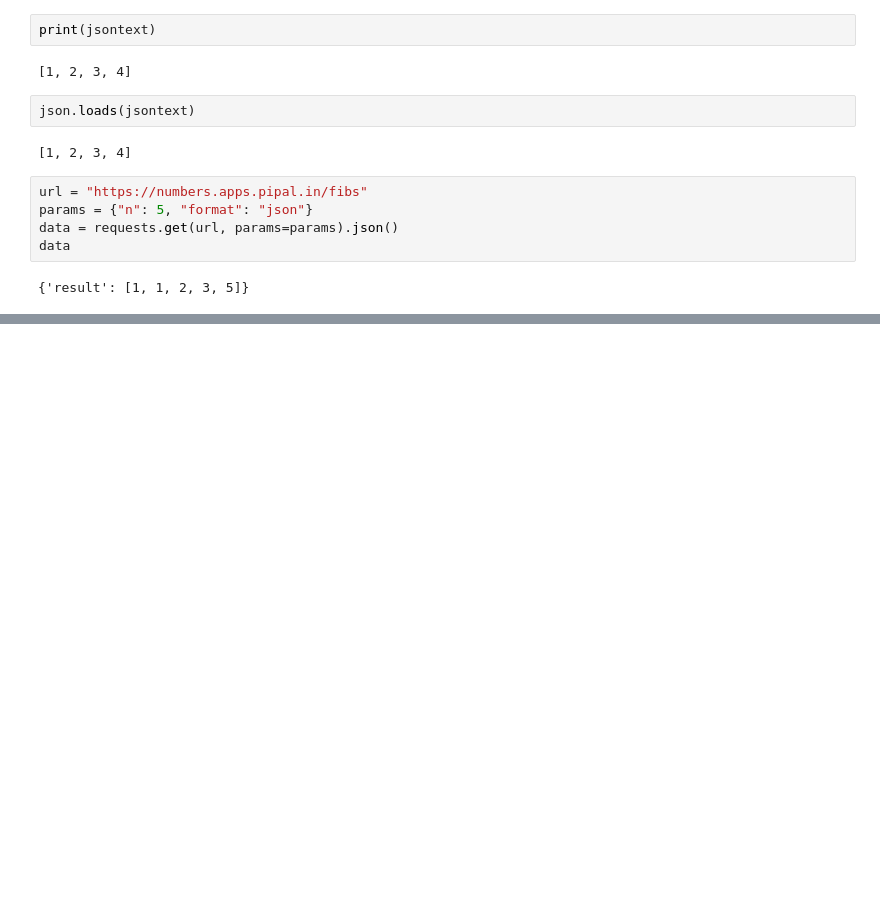
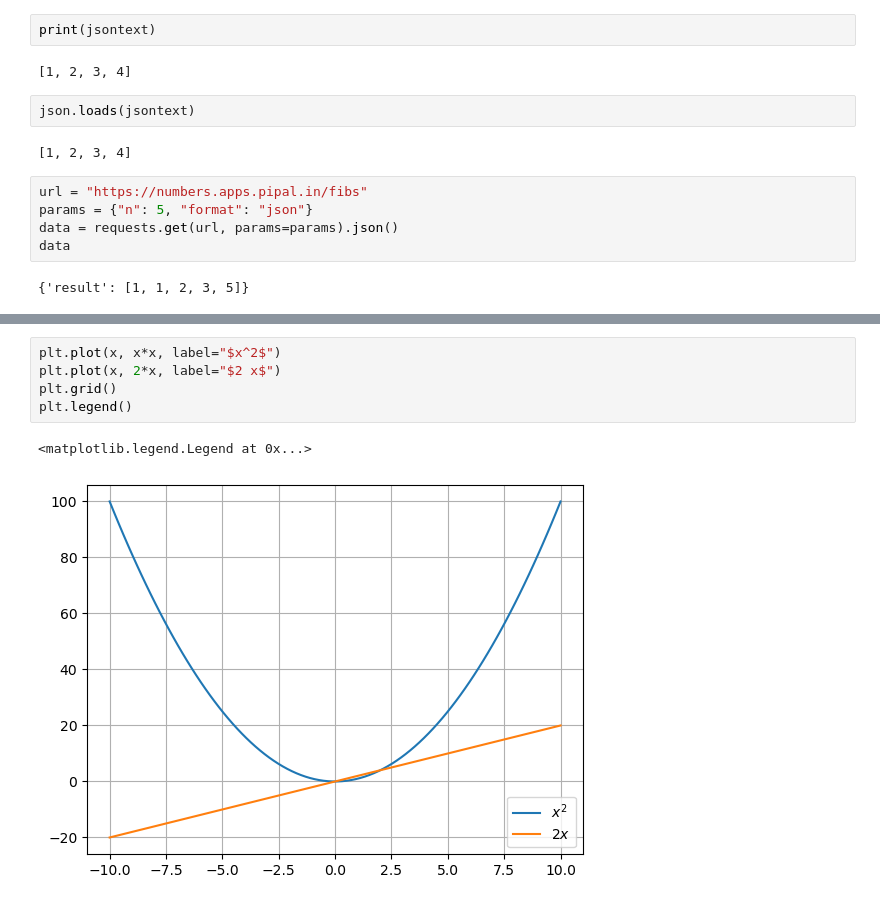
Before and after one commit to jgbiswas/practical-computing, a Jupyter notebook: notebooks/Class3.ipynb, the cells around one changed output, grey strips where cells are left out. Drawn from its saved outputs; the diff is of its cells as text; blank space fills up the shorter version.

```diff
--- a/notebooks/Class3.ipynb
+++ b/notebooks/Class3.ipynb
@@ -352,0 +876,8 @@ data
+# %%
+plt.plot(x, x*x, label="$x^2$")
+plt.plot(x, 2*x, label="$2 x$")
+plt.grid()
+plt.legend()
+# %% [output]
+<matplotlib.legend.Legend at 0x...>
+[figure, added]
```
Also changed, not shown: parts of 154 cells of this notebook, 11 other files.
